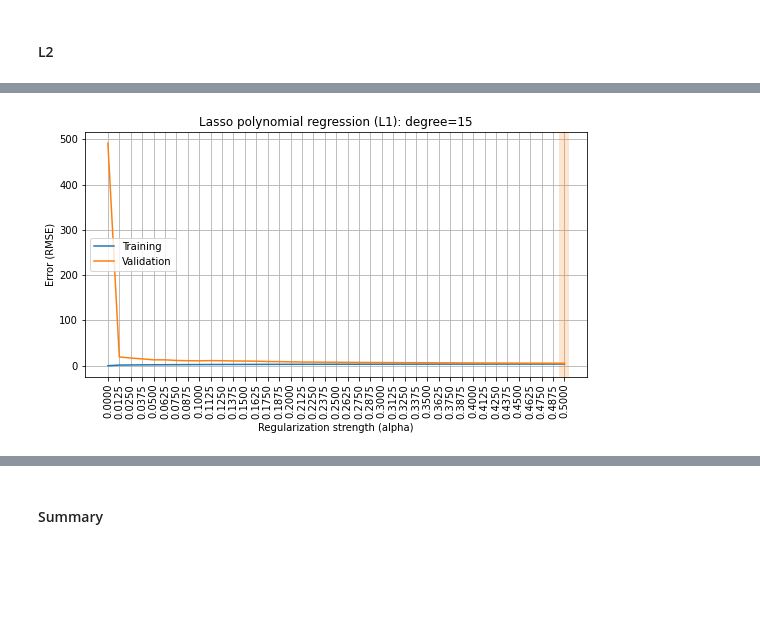
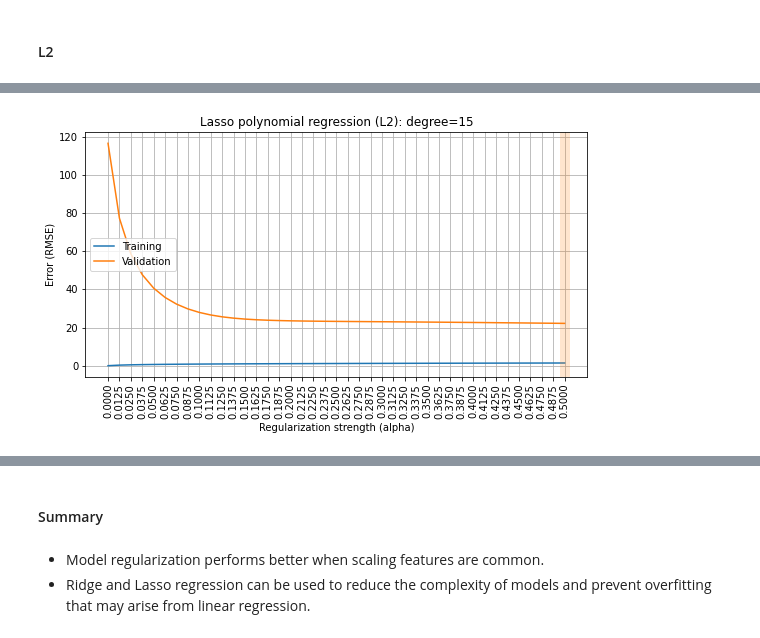
Before and after one commit to MikhailLukashevich02/rs_school_ml_course, a Jupyter notebook: overfitting_regularization.ipynb, the cells around one changed output, grey strips where cells are left out. Cells and saved outputs as stored; diff of their text form; code cells hidden in the pictures; blank space fills up the shorter version.

```diff
--- a/overfitting_regularization.ipynb
+++ b/overfitting_regularization.ipynb
@@ -667,3 +583,9 @@ for i in range(X_hw.shape[1]):
 Min of feature 0: -0.05, max: 0.05
 Min of feature 1: -494.87, max: 493.57
 Min of feature 2: -2.35, max: 213.31
+# %%
+scaler = StandardScaler()
+scaler.fit(X_hw)
+X_hw_scaler = scaler.transform(X_hw)
+for i in range(X_hw_scaler.shape[1]):
+    print(f'Min of feature {i}: {min(X_hw_scaler[:, i]):.2f}, max: {max(X_hw_scaler[:, i]):.2f}')
@@ -707,14 +641,21 @@ Wall time: 1min 20s
 # %%
 %%time
-rmse_train, rmse_valid = [], []
+rmse_train, rmse_valid, avg_coef = [], [], []
 for alpha in tqdm(ALPHAS):
     results = cross_validate(make_model_hw(degree=15, penalty='L1', alpha=alpha),
-                             X_hw, y_hw, cv=5,
+                             X_hw_scaler, y_hw, cv=5,
                              return_train_score=True, return_estimator = True,
                              scoring='neg_root_mean_squared_error')
     rmse_train.append(-np.mean(results['train_score']))
     rmse_valid.append(-np.mean(results['test_score']))
 
+    avg_coef.append(
+        # average over CV folds
+        np.mean([
+            # median absolute value of weights
+            np.median(np.abs(model['reg'].coef_))
+            for model in results['estimator']
+        ]))
 
 plot_fitting_graph(ALPHAS, rmse_train, rmse_valid,
                    xlabel='Regularization strength (alpha)', ylabel='Error (RMSE)',
@@ -731,7 +669,6 @@ warnings.filterwarnings("ignore")
 # %%
-
 %%time
-rmse_train, rmse_valid = [], []
+rmse_train, rmse_valid, avg_coef = [], [], []
 for alpha in tqdm(ALPHAS):
     results = cross_validate(make_model_hw_withoutSS(degree=15, penalty='L2', alpha=alpha),
                              X_hw, y_hw, cv=5,
@@ -740,7 +677,15 @@ for alpha in tqdm(ALPHAS):
     rmse_train.append(-np.mean(results['train_score']))
     rmse_valid.append(-np.mean(results['test_score']))
 
+    avg_coef.append(
+        # average over CV folds
+        np.mean([
+            # mean absolute value of weights
+            np.mean(np.abs(model['reg'].coef_))
+            for model in results['estimator']
+        ]))
+
 plot_fitting_graph(ALPHAS, rmse_train, rmse_valid,
                    xlabel='Regularization strength (alpha)', ylabel='Error (RMSE)',
-                   title='Lasso polynomial regression (L2): degree=15')
+                   title='Lasso polynomial regression (L2) without StandardScaler: degree=15')
 # %% [output]
@@ -750,17 +695,24 @@ Wall time: 1.22 s
 # %%
 %%time
-rmse_train, rmse_valid = [], []
+rmse_train, rmse_valid, avg_coef = [], [], []
 for alpha in tqdm(ALPHAS):
-    results = cross_validate(make_model_hw(degree=15, penalty='L1', alpha=alpha),
-                             X_hw, y_hw, cv=5,
+    results = cross_validate(make_model_hw(degree=15, penalty='L2', alpha=alpha),
+                             X_hw_scaler, y_hw, cv=5,
                              return_train_score=True, return_estimator = True,
                              scoring='neg_root_mean_squared_error')
     rmse_train.append(-np.mean(results['train_score']))
     rmse_valid.append(-np.mean(results['test_score']))
 
+    avg_coef.append(
+        # average over CV folds
+        np.mean([
+            # median absolute value of weights
+            np.median(np.abs(model['reg'].coef_))
+            for model in results['estimator']
+        ]))
 
 plot_fitting_graph(ALPHAS, rmse_train, rmse_valid,
                    xlabel='Regularization strength (alpha)', ylabel='Error (RMSE)',
-                   title='Lasso polynomial regression (L1): degree=15')
+                   title='Lasso polynomial regression (L2): degree=15')
 # %% [output]
-[figure, old version]
+[figure, new version]
@@ -772,0 +723,3 @@ Wall time: 2 s
+# %% [markdown]
+* Model regularization performs better when scaling features are common.
+* Ridge and Lasso regression can be used to reduce the complexity of models and prevent overfitting that may arise from linear regression.
```
Also changed, not shown: parts of 33 cells of this notebook.
